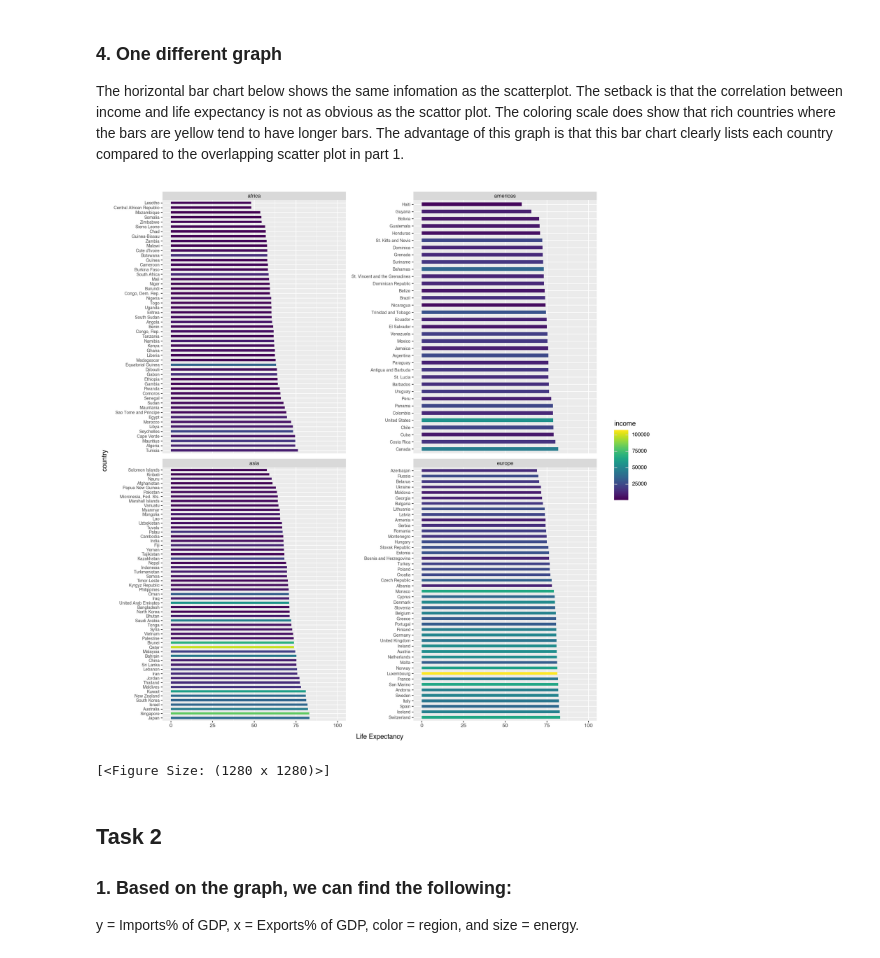
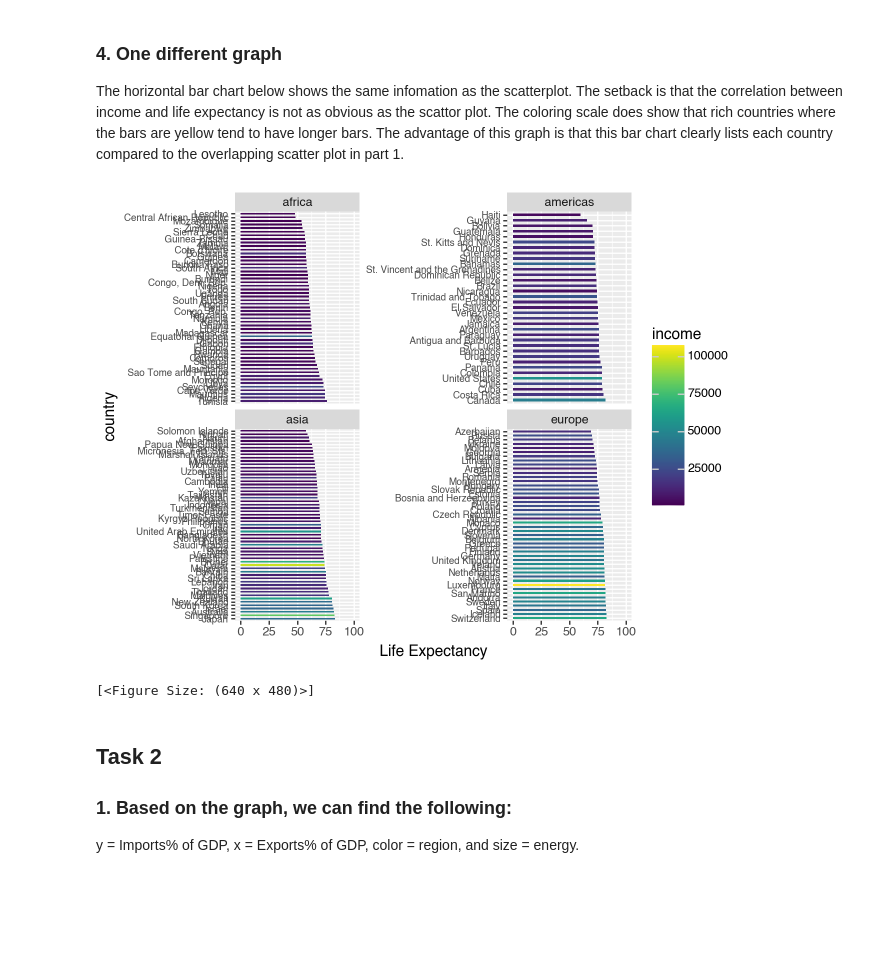
Before and after one commit to cybernewbee/gsb_544, a Jupyter notebook: lab/lab_1/lab_1.ipynb, the cells around one changed output. Cells and saved outputs as stored; diff of their text form; code cells hidden in the pictures; blank space fills up the shorter version.

```diff
--- a/lab/lab_1/lab_1.ipynb
+++ b/lab/lab_1/lab_1.ipynb
@@ -51,18 +51,18 @@ The horizontal bar chart below shows the same infomation as the scatterplot. The
 # %%
 df1['country'] = pd.Categorical(df1['country'], categories=df1.sort_values('life_exp', ascending=False)['country']) # sort by life_expct suggested by Chat
 [p9.ggplot(df1) +
  p9.aes(x = "country", y = "life_exp", fill = "income") +
  p9.geom_bar(stat="identity",width=0.5) +
  p9.coord_flip() +
- p9.theme(figure_size=(12.8, 12.8),
+ p9.theme(
           axis_text_y=p9.element_text(size= 7)) +
  p9.labs(y ="Life Expectancy") +
  p9.ylim(0, 100) +
  p9.facet_wrap('~four_regions', scales='free_y', ncol=2) # facet by regions without countries that don not belong to it suggested by ChatGPT
 ]
 # %% [output]
-[figure, old version]
+[figure, new version]
-[<Figure Size: (1280 x 1280)>]
+[<Figure Size: (640 x 480)>]
 # %% [markdown]
 ## Task 2
 ### 1. Based on the graph, we can find the following:
```
Also changed, not shown: parts of 6 cells of this notebook, 6 other files.
